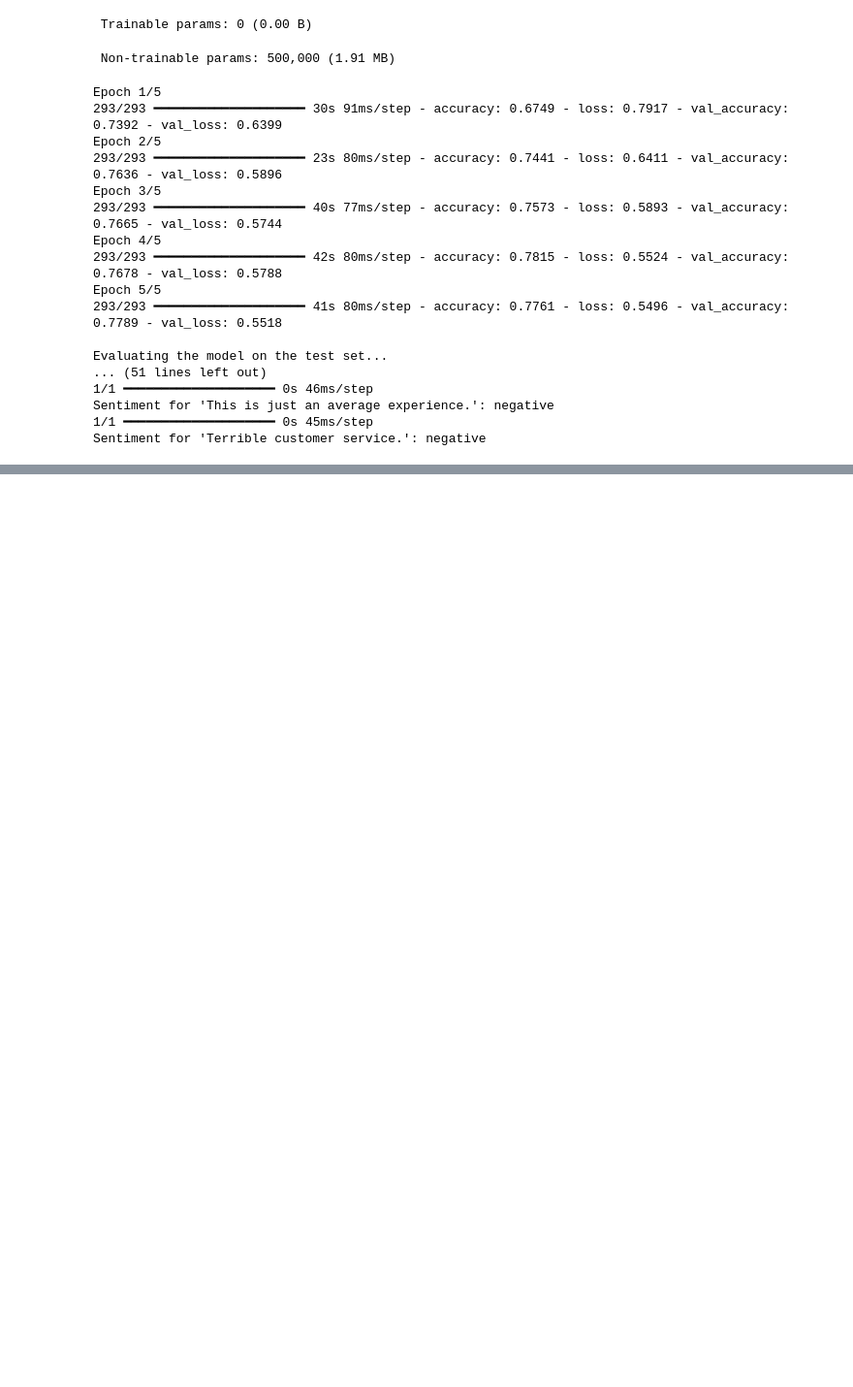
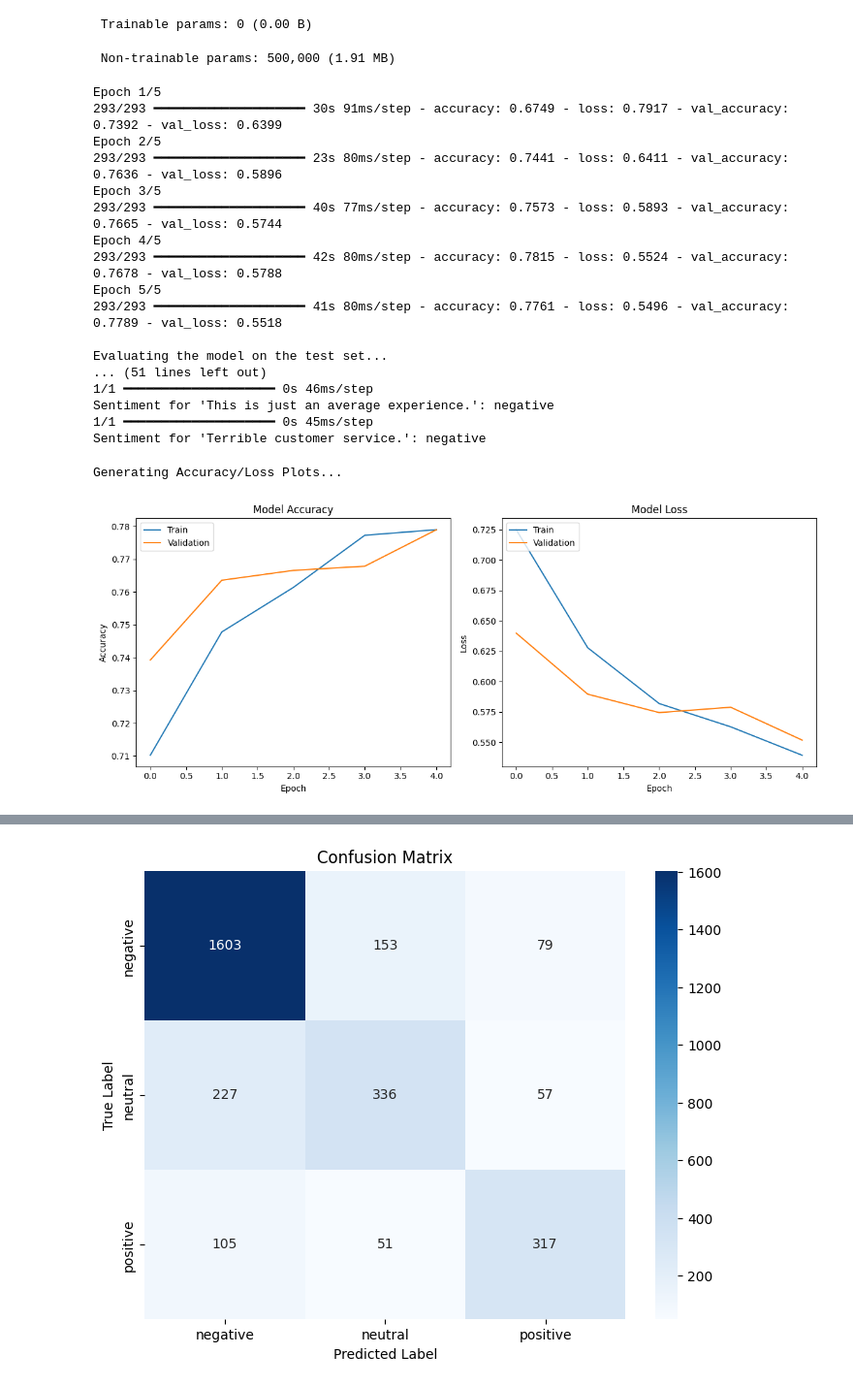
Before and after one commit to sam134-eng/INM706-Sequence-analysis, a Jupyter notebook: LSTM_Model_for_Sentiment_Analysis.ipynb, the cells around one changed output, grey strips where cells are left out. Shown at 97% size. Cells and saved outputs as stored; diff of their text form; code cells hidden in the pictures; blank space fills up the shorter version.

```diff
--- a/LSTM_Model_for_Sentiment_Analysis.ipynb
+++ b/LSTM_Model_for_Sentiment_Analysis.ipynb
@@ -367,3 +367,77 @@ Evaluating the model on the test set...
 Sentiment for 'This is just an average experience.': negative
 1/1 ━━━━━━━━━━━━━━━━━━━━ 0s 45ms/step
 Sentiment for 'Terrible customer service.': negative
+# %%
+# prompt: generate accuracy/loss plots
+# generate classification report
+# generate confusion matrix
+
+import matplotlib.pyplot as plt
+from sklearn.metrics import classification_report, confusion_matrix
+import seaborn as sns
+
+# --- Generate Accuracy/Loss Plots (if history object exists) ---
+if 'history' in locals() and history is not None:
+    print("\nGenerating Accuracy/Loss Plots...")
+    # Plot training and validation accuracy
+    plt.figure(figsize=(12, 5))
+    plt.subplot(1, 2, 1)
+    plt.plot(history.history['accuracy'])
+    plt.plot(history.history['val_accuracy'])
+    plt.title('Model Accuracy')
+    plt.ylabel('Accuracy')
+    plt.xlabel('Epoch')
+    plt.legend(['Train', 'Validation'], loc='upper left')
+
+    # Plot training and validation loss
+    plt.subplot(1, 2, 2)
+    plt.plot(history.history['loss'])
+    plt.plot(history.history['val_loss'])
+    plt.title('Model Loss')
+    plt.ylabel('Loss')
+    plt.xlabel('Epoch')
+    plt.legend(['Train', 'Validation'], loc='upper left')
+    plt.tight_layout()
+    plt.show()
+elif 'history' in locals():
+    print("\nHistory object is None, skipping accuracy/loss plots.")
+else:
+    print("\nHistory object not found (model likely not trained), skipping accuracy/loss plots.")
+
+
+# --- Generate Classification Report and Confusion Matrix (if model was evaluated) ---
+if 'model' in locals() and len(X_test_pad) > 0:
+    print("\nGenerating Classification Report and Confusion Matrix...")
+
+    # Get true labels
+    true_classes = y_test_np
+
+    # Get predicted classes from evaluation step
+    # predictions = model.predict(X_test_pad) # Predictions were already made above
+    # predicted_classes = np.argmax(predictions, axis=1) # Predicted classes were already derived
+
+    # Ensure predicted_classes and true_classes have the same length
+    if len(true_classes) == len(predicted_classes):
+        # Generate classification report
+        target_names = [reverse_label_map[i] for i in sorted(reverse_label_map.keys())]
+        print("\nClassification Report:")
+        print(classification_report(true_classes, predicted_classes, target_names=target_names))
+
+        # Generate confusion matrix
+        cm = confusion_matrix(true_classes, predicted_classes)
+        plt.figure(figsize=(8, 6))
+        sns.heatmap(cm, annot=True, fmt='d', cmap='Blues', xticklabels=target_names, yticklabels=target_names)
+        plt.title('Confusion Matrix')
+        plt.xlabel('Predicted Label')
+        plt.ylabel('True Label')
+        plt.show()
+    else:
+        print("Mismatch between true labels and predicted labels length, skipping classification report and confusion matrix.")
+
+elif 'model' not in locals():
+     print("\nModel was not built, skipping classification report and confusion matrix.")
+else:
+    print("\nNot enough test data or predictions not available, skipping classification report and confusion matrix.")
+# %% [output]
+Generating Accuracy/Loss Plots...
+[figure, added]
@@ -369,0 +456 @@ Sentiment for 'Terrible customer service.': negative
+[figure, added]
```
Also changed, not shown: parts of 1 cell of this notebook.
